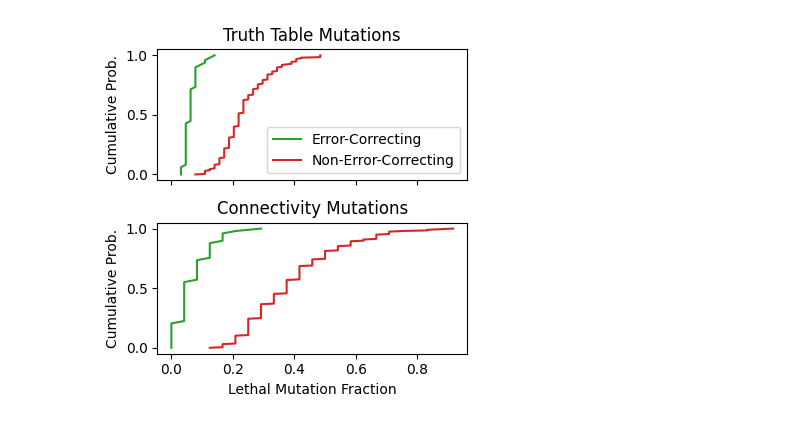
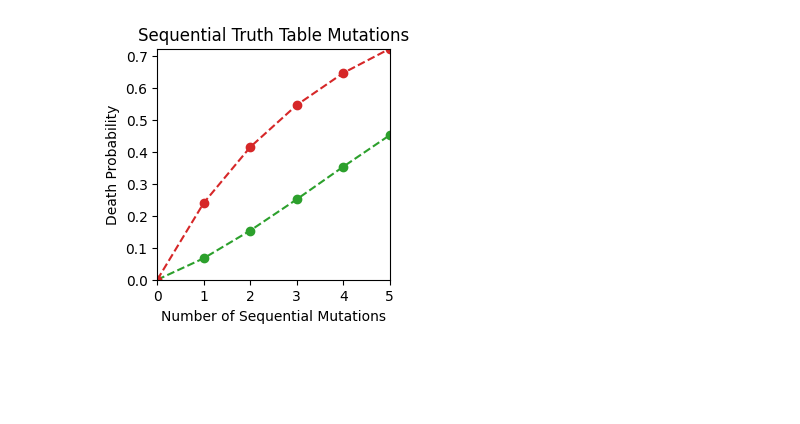
Before and after one commit to trevormccrt/gpuaffman_networks, a Jupyter notebook: genetics/analysis/single_mutation_test.ipynb, the cells around one changed output. Saved outputs shown, nothing was run; the diff lists cells and outputs as text; code cells hidden in the pictures; blank space fills up the shorter version.

```diff
--- a/genetics/analysis/single_mutation_test.ipynb
+++ b/genetics/analysis/single_mutation_test.ipynb
@@ -24,9 +25,9 @@ nn_best_functions = nn_best_functions[perfs_nn]
 nn_best_connectivity = nn_best_connectivity[perfs_nn]
 nn_best_used_connectivity = nn_best_used_connectivity[perfs_nn]
 # %%
-data_dir_noise = "boolean_network_data/and_evolution_results/2023-03-11-15-43-20"
+data_dir_noise = "boolean_network_data/and_evolution_results/2023-03-13-21-10-14"
 data_noise = np.load(os.path.join(os.getenv("HOME"), data_dir_noise, "batch_1.npz"))
-use_best = 50
+use_best = 20
 sorted_order = np.argsort(data_noise["errors"])
 best_functions = data_noise["functions"][sorted_order][:use_best]
 best_connectivity = data_noise["connectivity"][sorted_order][:use_best]
@@ -97,20 +98,32 @@ sorted_lethal_nn, p_lethal_nn = make_cdf(n_lethal_no_noise)
 sorted_lethal_c_noise, p_lethal_c_noise = make_cdf(n_lethal_c_noise)
 sorted_lethal_no_c_noise, p_lethal_no_c_noise = make_cdf(n_lethal_no_c_noise)
 # %%
-fig, axs = plt.subplots(nrows=2, sharex=True, figsize=(4, 4))
-axs[0].plot(sorted_lethal_noise/np.shape(all_mutations)[0], p_lethal_noise, color="C2", label="Error-Correcting")
-axs[0].plot(sorted_lethal_nn/np.shape(all_mutations)[0], p_lethal_nn, color="C3", label="Non-Error-Correcting")
+%matplotlib tk
+fig, axs = plt.subplots(ncols=1, nrows=2, sharex=True, figsize=(4, 3))
+
+lethal_noise_frac = sorted_lethal_noise/np.shape(all_mutations)[0]
+lethal_nn_frac = sorted_lethal_nn/np.shape(all_mutations)[0]
+all_frac = np.concatenate([lethal_noise_frac, lethal_nn_frac])
+
+axs[0].plot(lethal_noise_frac, p_lethal_noise, color="C0", label="Error-Correcting")
+axs[0].plot(lethal_nn_frac, p_lethal_nn, color="C1", label="Non-Error-Correcting")
+axs[0].set_xlim([np.min(all_frac), np.max(all_frac)])
+axs[0].set_ylim([0, 1])
 axs[0].legend()
-axs[0].set_ylabel("Cumulative Prob.")
-axs[0].set_title("Truth Table Mutations")
 
-axs[1].plot(sorted_lethal_c_noise/np.shape(all_conn_mutations)[0], p_lethal_c_noise, color="C2")
-axs[1].plot(sorted_lethal_no_c_noise/np.shape(all_conn_mutations)[0], p_lethal_no_c_noise, color="C3")
-axs[1].set_ylabel("Cumulative Prob.")
-axs[1].set_xlabel("Lethal Mutation Fraction")
-axs[1].set_title("Connectivity Mutations")
+#axs[0].set_title("Truth Table Mutations")
+
+lethal_c_noise_frac = sorted_lethal_c_noise/np.shape(all_conn_mutations)[0]
+lethal_c_nn_frac = sorted_lethal_no_c_noise/np.shape(all_conn_mutations)[0]
+all_c_frac = np.concatenate([lethal_c_noise_frac, lethal_c_nn_frac])
+axs[1].plot(lethal_c_noise_frac, p_lethal_c_noise, color="C2")
+axs[1].plot(lethal_c_nn_frac, p_lethal_no_c_noise, color="C3")
+axs[1].set_xlim([np.min(all_c_frac), np.max(all_c_frac)])
+axs[0].set_ylabel("Cumulative \n Prob.")
+axs[1].set_ylabel("Cumulative \n  Prob.")
+#axs[0].set_xlabel("Lethal Mutation Fraction")
+axs[1].set_xlabel(" Lethal Mutation Fraction")
+#axs[1].set_title("Connectivity Mutations")
 fig.tight_layout()
 
-fig.savefig(os.path.join(plt_save_dir, "mutation_survival.svg"))
+#fig.savefig(os.path.join(plt_save_dir, "mutation_survival.svg"))
-# %% [output]
-[figure, removed]
@@ -116,0 +157,27 @@ fig.savefig(os.path.join(plt_save_dir, "mutation_survival.svg"))
+# %%
+this_functions = best_functions
+this_connectivity = best_connectivity
+this_used_connectivity = best_used_connectivity
+noise_survival_probs = [1]
+for _ in range(rounds_to_test):
+    this_survival_prob, this_functions, this_connectivity, this_used_connectivity = eval_function_round_survival(input_states, all_mutations, this_functions, this_connectivity, this_used_connectivity)
+    noise_survival_probs.append(this_survival_prob)
+# %%
+rounds = np.arange(start=0, stop=rounds_to_test+1, step=1)
+cum_nn_surv_prob = np.cumprod(np.array(survival_probs))
+cum_noise_surv_prob = np.cumprod(np.array(noise_survival_probs))
+# %%
+fig, axs = plt.subplots(figsize=(3,3))
+noise_death_prob = 1 - cum_noise_surv_prob
+no_noise_death_prob = 1 - cum_nn_surv_prob
+axs.plot(rounds, noise_death_prob, linestyle="--", marker="o", color="C2")
+axs.plot(rounds, no_noise_death_prob, linestyle="--", marker="o", color="C3")
+axs.set_xlabel("Number of Sequential Mutations")
+axs.set_ylabel("Death Probability")
+axs.set_title("Sequential Truth Table Mutations")
+axs.set_xlim([0, rounds_to_test])
+axs.set_ylim([0, np.max(np.concatenate([noise_death_prob, no_noise_death_prob]))])
+
+fig.savefig(os.path.join(plt_save_dir, "cum_mutation_survival.svg"))
+# %% [output]
+[figure, added]
```
Also changed, not shown: parts of 2 cells of this notebook, 3 other files.
